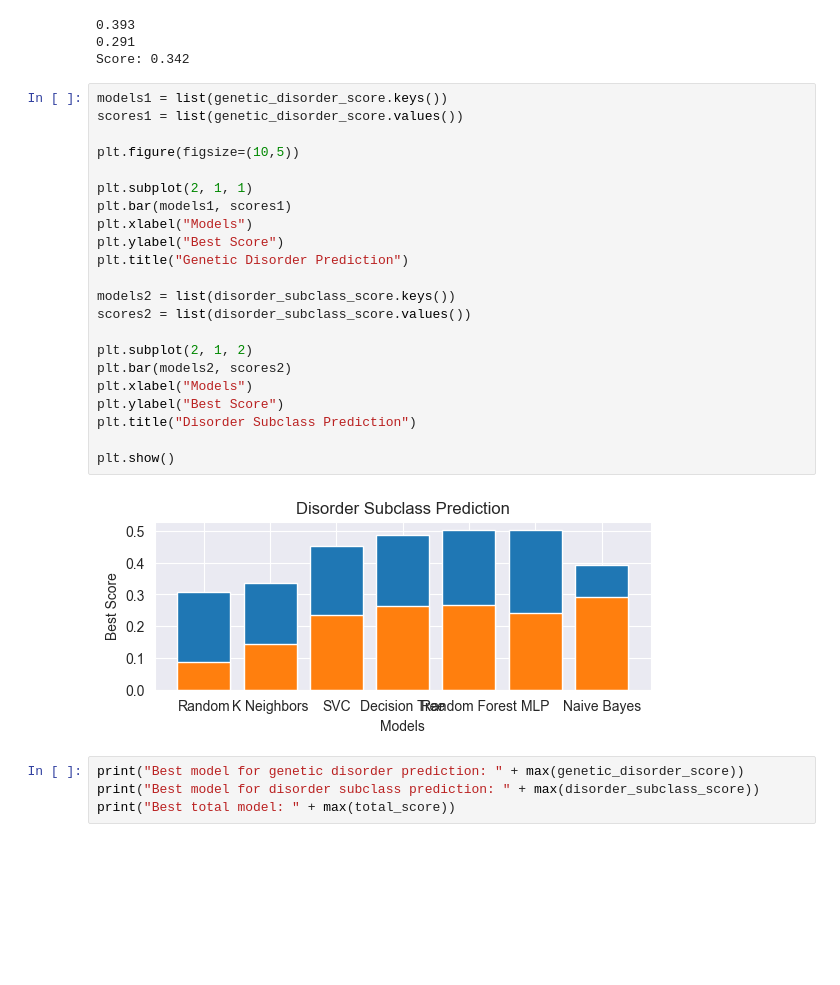
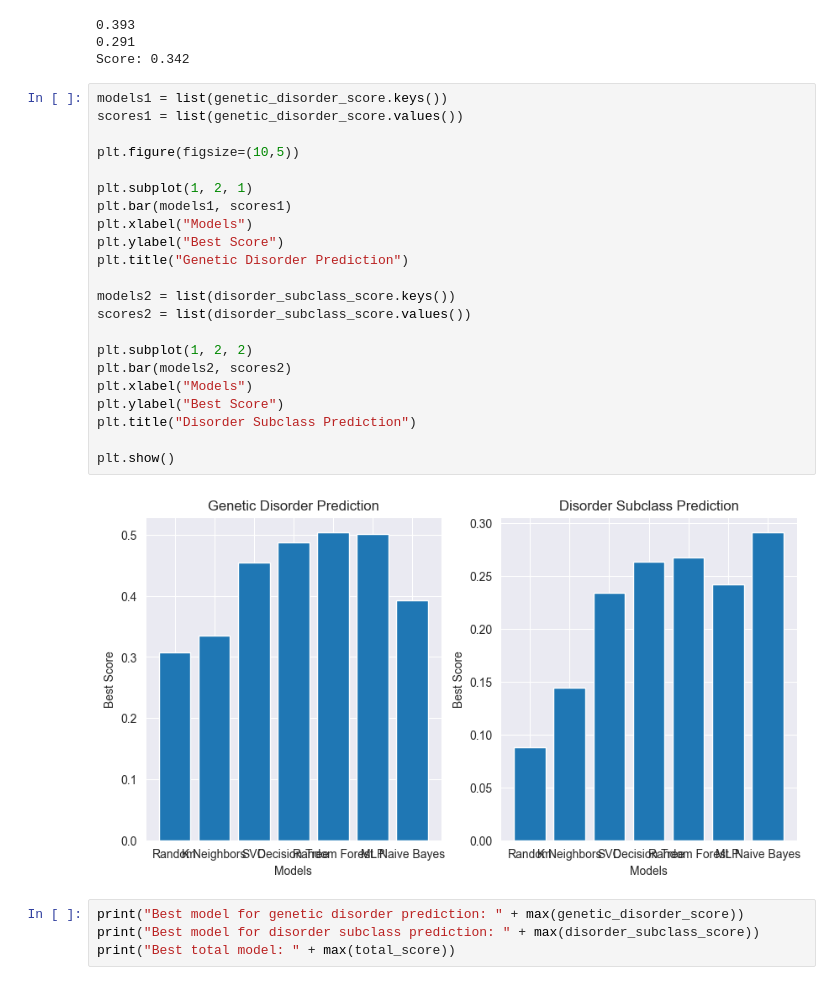
Before and after one commit to poissantk/Genetic-Disorder-Prediction, a Jupyter notebook: genetic disorders.ipynb, the cells around one changed output. Drawn from its saved outputs; the diff is of its cells as text; blank space fills up the shorter version.

Commit message:
checking figure

```diff
--- a/genetic disorders.ipynb
+++ b/genetic disorders.ipynb
@@ -929,27 +929,27 @@ Score: 0.342
 # %%
 models1 = list(genetic_disorder_score.keys())
 scores1 = list(genetic_disorder_score.values())
 
 plt.figure(figsize=(10,5))
 
-plt.subplot(2, 1, 1)
+plt.subplot(1, 2, 1)
 plt.bar(models1, scores1)
 plt.xlabel("Models")
 plt.ylabel("Best Score")
 plt.title("Genetic Disorder Prediction")
 
 models2 = list(disorder_subclass_score.keys())
 scores2 = list(disorder_subclass_score.values())
 
-plt.subplot(2, 1, 2)
+plt.subplot(1, 2, 2)
 plt.bar(models2, scores2)
 plt.xlabel("Models")
 plt.ylabel("Best Score")
 plt.title("Disorder Subclass Prediction")
 
 plt.show()
 # %% [output]
-[figure, old version]
+[figure, new version]
 # %%
 print("Best model for genetic disorder prediction: " + max(genetic_disorder_score))
 print("Best model for disorder subclass prediction: " + max(disorder_subclass_score))
```
